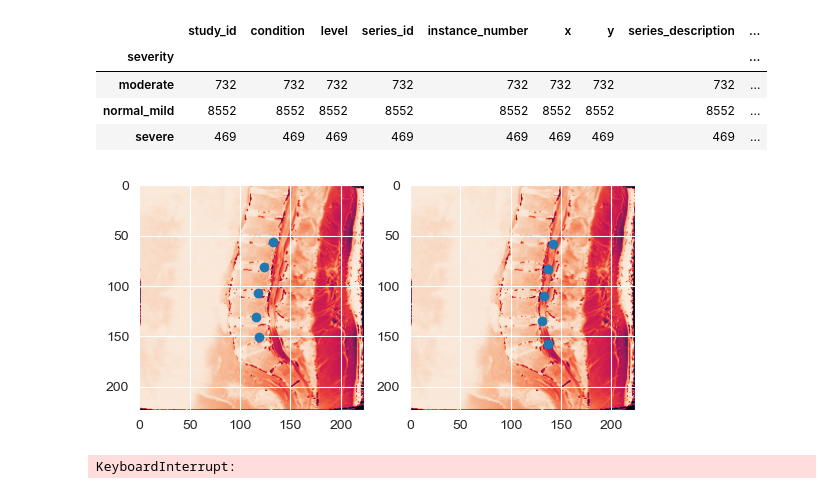
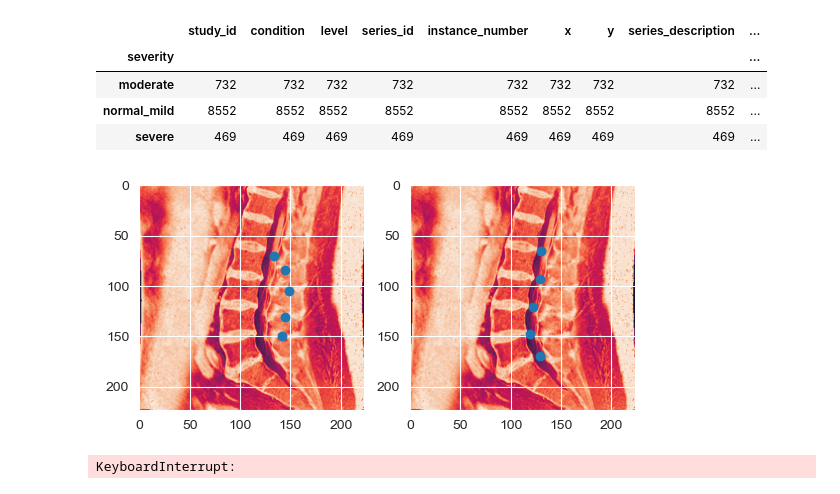
Before and after one commit to IDoCodingStuffs/python-doodles, a Jupyter notebook: rsna-2024/rsna-2024-inference.ipynb, the cells around one changed output. Saved outputs shown, nothing was run; the diff lists cells and outputs as text; code cells hidden in the pictures.

```diff
--- a/rsna-2024/rsna-2024-inference.ipynb
+++ b/rsna-2024/rsna-2024-inference.ipynb
@@ -211,59 +211,38 @@ from torchvision.transforms import v2
 data_basepath = "../data/rsna-2024-lumbar-spine-degenerative-classification/"
 training_data = retrieve_training_data(data_basepath)
 
-transform_train = transforms.Compose([
-    transforms.Lambda(lambda x: (x * 255).astype(np.uint8)),  # Convert back to uint8 for PIL
-    transforms.ToPILImage(),
-    transforms.Resize((224, 224)),
-    # transforms.RandomHorizontalFlip(p=0.3),
-    # transforms.RandomVerticalFlip(p=0.3),
-    # transforms.RandomRotation([-30, 30]),
-    transforms.RandomChoice([
-        transforms.GaussianBlur(kernel_size=3, sigma=(0.1, 0.2)),
-        v2.Identity(),
-    ], p=[0.25, 0.75]),
-    # v2.RandomPhotometricDistort(p=0.2),
-    transforms.Grayscale(num_output_channels=3),
-    transforms.ToTensor(),
-])
+transform_train = TrainingTransform()
 
-transform_val = transforms.Compose([
-    transforms.Lambda(lambda x: (x * 255).astype(np.uint8)),  # Convert back to uint8 for PIL
-    transforms.ToPILImage(),
-    transforms.Resize((224, 224)),
-    transforms.Grayscale(num_output_channels=3),
-    transforms.ToTensor(),
-])
+transform_val = ValidationTransform()
 # %%
 trainloader, valloader, trainset, valset = create_coordinate_datasets_and_loaders(training_data,
-                                                                                                 "Sagittal T2/STIR",
-                                                                                                 transform_val,
-                                                                                                 # Try overfitting first
-                                                                                                 transform_val,
-                                                                                                 data_basepath + "train_images",
-                                                                                                 num_workers=0,
-                                                                                                 batch_size=1)
+                                                                                 "Sagittal T2/STIR",
+                                                                                 transform_train,
+                                                                                 transform_val,
+                                                                                 data_basepath + "train_images",
+                                                                                 num_workers=0,
+                                                                                 batch_size=1)
 # %%
 def show_inference_vs_label_for_index(index: int):
-    image, label = valset[index]
+    image, label = trainset[index]
     f, axarr = plt.subplots(1, 2)
 
     inferred = coordinate_model(image.unsqueeze(0).to("cuda")).detach().cpu()
     x_ = [inferred[i] for i in range(0, len(inferred), 2)]
     y_ = [inferred[i] for i in range(1, len(inferred), 2)]
 
     axarr[0].scatter(x_, y_)
     axarr[0].imshow(image.squeeze(0)[0])
 
     x = [label[i] for i in range(0, len(label), 2)]
     y = [label[i] for i in range(1, len(label), 2)]
 
     plt.scatter(x, y)
     axarr[1].imshow(image.squeeze(0)[0])
 
-show_inference_vs_label_for_index(0)
+show_inference_vs_label_for_index(15)
 # %% [output]
-[figure, old version]
+[figure, new version]
 # %%
 from torchvision.ops import distance_box_iou_loss, generalized_box_iou_loss, complete_box_iou_loss
 
```
Also changed, not shown: 1 other file.
